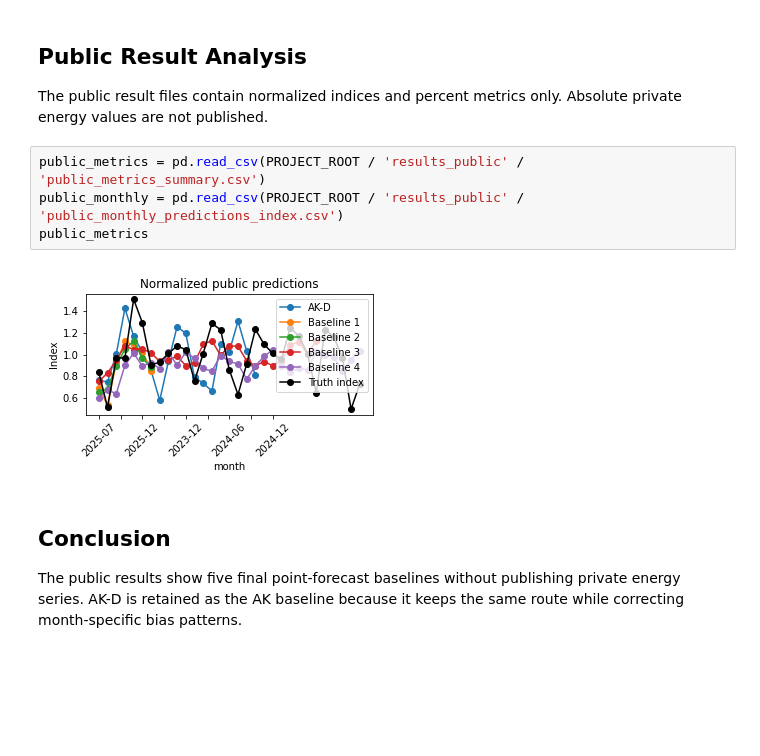
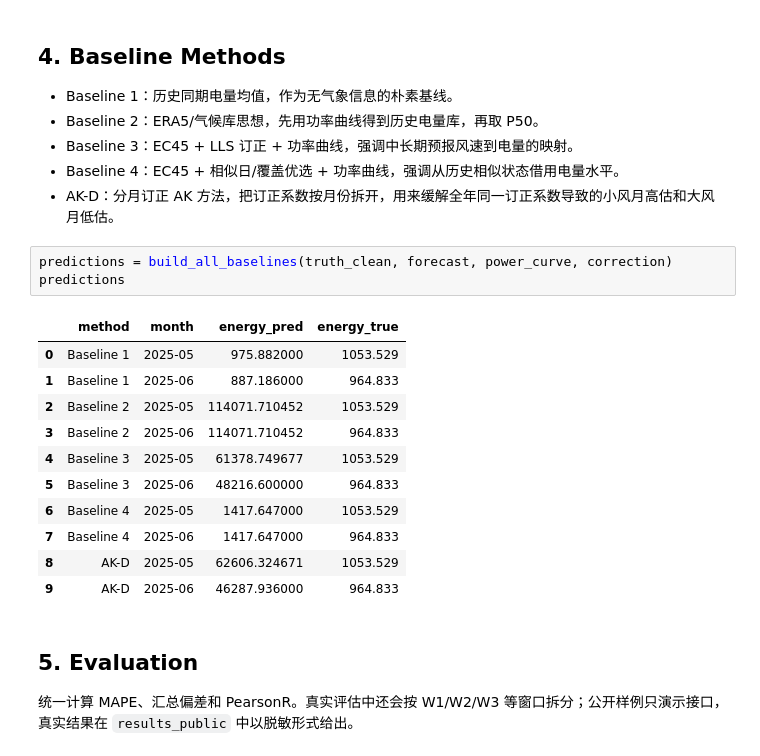
Before and after one commit to nastaranrazi1882-ops/wind-power-baselines, a Jupyter notebook: notebooks/02_point_forecast_baselines.ipynb, the cells around one changed output. Saved outputs shown, nothing was run; the diff lists cells and outputs as text; blank space fills up the shorter version.

```diff
--- a/notebooks/02_point_forecast_baselines.ipynb
+++ b/notebooks/02_point_forecast_baselines.ipynb
@@ -47,14 +84,27 @@ metrics
 # %% [markdown]
-## Public Result Analysis
+## 4. Baseline Methods
 
-The public result files contain normalized indices and percent metrics only. Absolute private energy values are not published.
+- Baseline 1：历史同期电量均值，作为无气象信息的朴素基线。
+- Baseline 2：ERA5/气候库思想，先用功率曲线得到历史电量库，再取 P50。
+- Baseline 3：EC45 + LLS 订正 + 功率曲线，强调中长期预报风速到电量的映射。
+- Baseline 4：EC45 + 相似日/覆盖优选 + 功率曲线，强调从历史相似状态借用电量水平。
+- AK-D：分月订正 AK 方法，把订正系数按月份拆开，用来缓解全年同一订正系数导致的小风月高估和大风月低估。
 # %%
-public_metrics = pd.read_csv(PROJECT_ROOT / 'results_public' / 'public_metrics_summary.csv')
-public_monthly = pd.read_csv(PROJECT_ROOT / 'results_public' / 'public_monthly_predictions_index.csv')
-public_metrics
+predictions = build_all_baselines(truth_clean, forecast, power_curve, correction)
+predictions
 # %% [output]
-[figure, removed]
+|  | method | month | energy_pred | energy_true |
+| 0 | Baseline 1 | 2025-05 | 975.882000 | 1053.529 |
+| 1 | Baseline 1 | 2025-06 | 887.186000 | 964.833 |
+| 2 | Baseline 2 | 2025-05 | 114071.710452 | 1053.529 |
+| 3 | Baseline 2 | 2025-06 | 114071.710452 | 964.833 |
+| 4 | Baseline 3 | 2025-05 | 61378.749677 | 1053.529 |
+| 5 | Baseline 3 | 2025-06 | 48216.600000 | 964.833 |
+| 6 | Baseline 4 | 2025-05 | 1417.647000 | 1053.529 |
+| 7 | Baseline 4 | 2025-06 | 1417.647000 | 964.833 |
+| 8 | AK-D | 2025-05 | 62606.324671 | 1053.529 |
+| 9 | AK-D | 2025-06 | 46287.936000 | 964.833 |
 # %% [markdown]
-## Conclusion
+## 5. Evaluation
 
-The public results show five final point-forecast baselines without publishing private energy series. AK-D is retained as the AK baseline because it keeps the same route while correcting month-specific bias patterns.
+统一计算 MAPE、汇总偏差和 PearsonR。真实评估中还会按 W1/W2/W3 等窗口拆分；公开样例只演示接口，真实结果在 `results_public` 中以脱敏形式给出。
```
Also changed, not shown: parts of 14 cells of this notebook, 13 other files.
